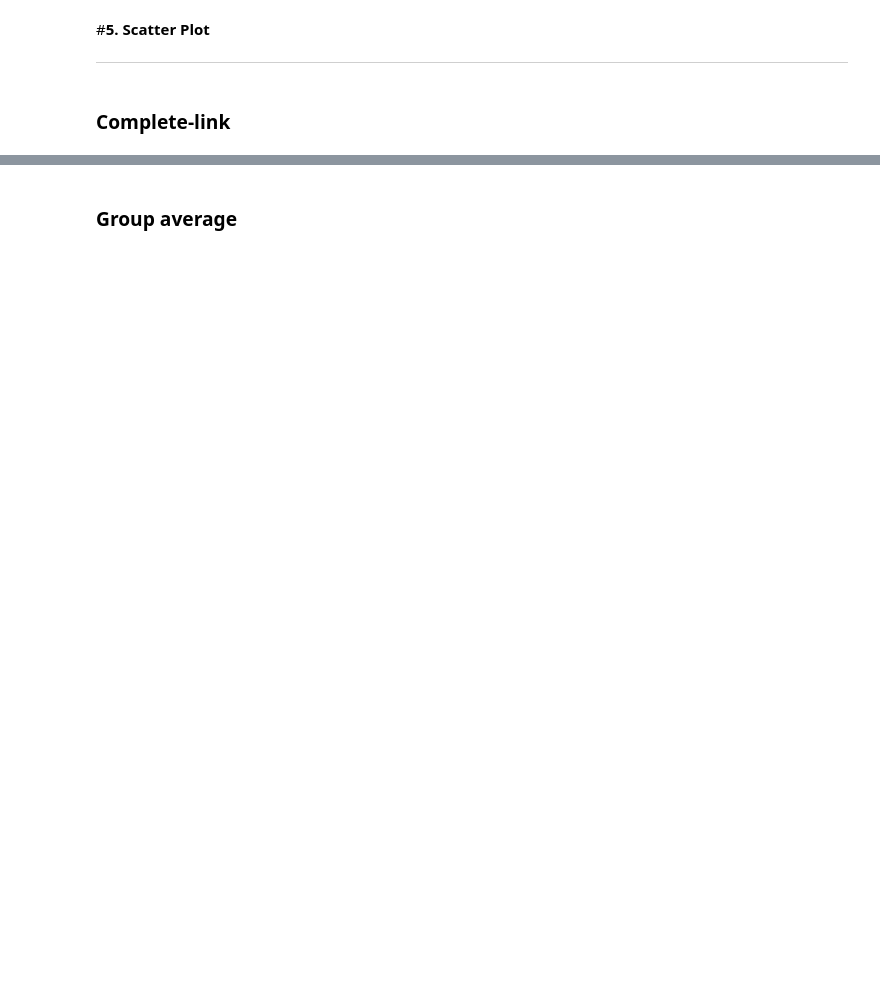
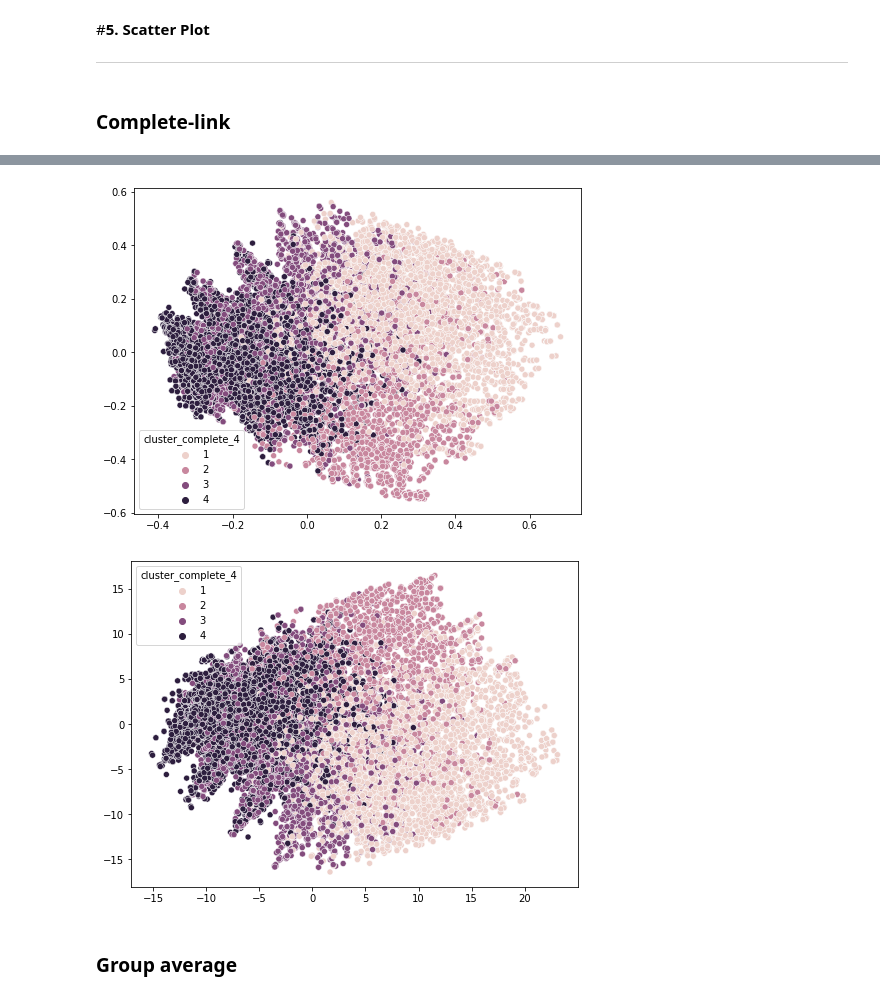
Before and after one commit to angel870326/Hierarchical-Clustering, a Jupyter notebook: text_cluster_visualize.ipynb, the cells around one changed output, grey strips where cells are left out. Drawn from its saved outputs; the diff is of its cells as text; code cells hidden in the pictures; blank space fills up the shorter version.

```diff
--- a/text_cluster_visualize.ipynb
+++ b/text_cluster_visualize.ipynb
@@ -160,3 +160,9 @@ plot_dist('cluster_complete_3')
+# %%
+plot_tfidfVector('cluster_complete_4')
+plot_dist('cluster_complete_4')
+# %% [output]
+[figure, added]
+[figure, added]
 # %% [markdown]
 ### Group average
 # %%
```
Also changed, not shown: parts of 9 cells of this notebook.
